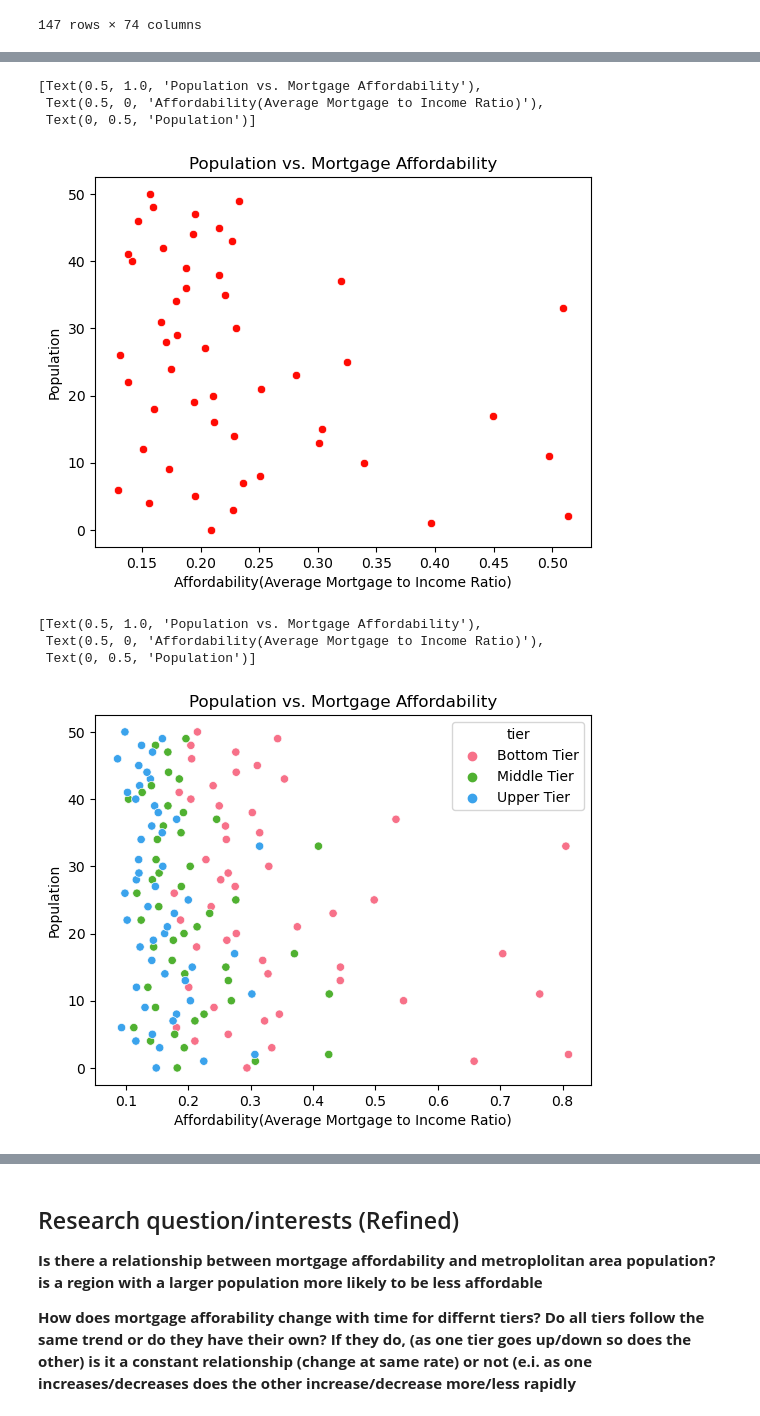
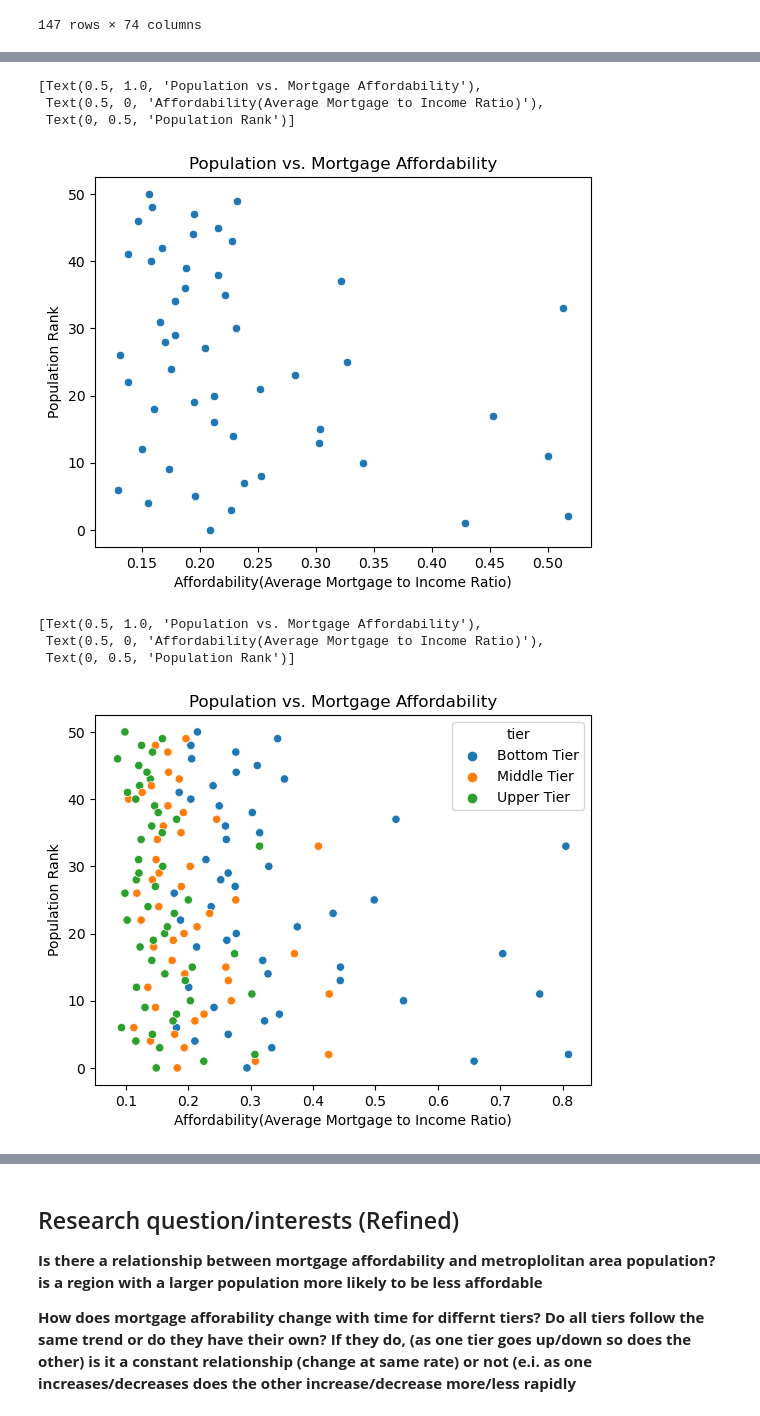
Before and after one commit to ubco-W2022T2-data301/project-group-therealgroup30, a Jupyter notebook: analysis/analysisWill.ipynb, the cells around one changed output, grey strips where cells are left out. Cells and saved outputs as stored; diff of their text form; code cells hidden in the pictures.

```diff
--- a/analysis/analysisWill.ipynb
+++ b/analysis/analysisWill.ipynb
@@ -21,6 +26,7 @@ import matplotlib as plt
 # %%
 #get initial data
-df = pd.read_csv('../data/raw/TieredAffordability_Mortgage.csv')
+raw = '../data/raw/TieredAffordability_Mortgage.csv'
+df = pd.read_csv(raw)
 df.head()
 # %% [output]
 |  | RegionID | RegionName | PopRank | tier | 1999-06-30 | 1999-09-30 | 1999-12-31 | 2000-03-31 | 2000-06-30 | ... |
@@ -32,8 +38,12 @@ df.head()
 5 rows × 73 columns
 # %%
 #average data accross all times
-df_avg = df
-df_avg['1999-2016_Avg'] = df_avg.iloc[:,4:].mean(axis=1)
+
+#df_avg = df
+#df_avg['1999-2016_Avg'] = df_avg.iloc[:,4:].mean(axis=1)
+#df_avg
+
+df_avg = func.withAverageColumn(raw)
 df_avg
 # %% [output]
 |  | RegionID | RegionName | PopRank | tier | 1999-06-30 | 1999-09-30 | 1999-12-31 | 2000-03-31 | 2000-06-30 | ... |
@@ -67,4 +75,0 @@ untiered.to_csv('../data/processed/untieredMortgageAffortability')
-# %%
-#style
-colors = ["#FF0B04"]
-sns.set_palette(sns.color_palette(colors))
@@ -81,16 +107,16 @@ bar.set(title='Population vs. Mortgage Affordability', xlabel= 'Affordability(Av
 # %%
-scat = sns.scatterplot(untiered, x='1999-2016_Avg', y='PopRank')
-scat.set(title='Population vs. Mortgage Affordability', xlabel= 'Affordability(Average Mortgage to Income Ratio)', ylabel='Population')
+scat = sns.scatterplot(data=untiered, x='Average_affordability', y='PopRank')
+scat.set(title='Population vs. Mortgage Affordability', xlabel= 'Affordability(Average Mortgage to Income Ratio)', ylabel='Population Rank')
 # %% [output]
 [Text(0.5, 1.0, 'Population vs. Mortgage Affordability'),
  Text(0.5, 0, 'Affordability(Average Mortgage to Income Ratio)'),
- Text(0, 0.5, 'Population')]
+ Text(0, 0.5, 'Population Rank')]
-[figure, old version]
+[figure, new version]
 # %%
-scat = sns.scatterplot(df_avg, x='1999-2016_Avg', y='PopRank', hue='tier')
-scat.set(title='Population vs. Mortgage Affordability', xlabel= 'Affordability(Average Mortgage to Income Ratio)', ylabel='Population')
+scat = sns.scatterplot(df_avg, x='Average_affordability', y='PopRank', hue='tier')
+scat.set(title='Population vs. Mortgage Affordability', xlabel= 'Affordability(Average Mortgage to Income Ratio)', ylabel='Population Rank')
 # %% [output]
 [Text(0.5, 1.0, 'Population vs. Mortgage Affordability'),
  Text(0.5, 0, 'Affordability(Average Mortgage to Income Ratio)'),
- Text(0, 0.5, 'Population')]
+ Text(0, 0.5, 'Population Rank')]
-[figure, old version]
+[figure, new version]
```
Also changed, not shown: parts of 15 cells of this notebook, 2 other files.
